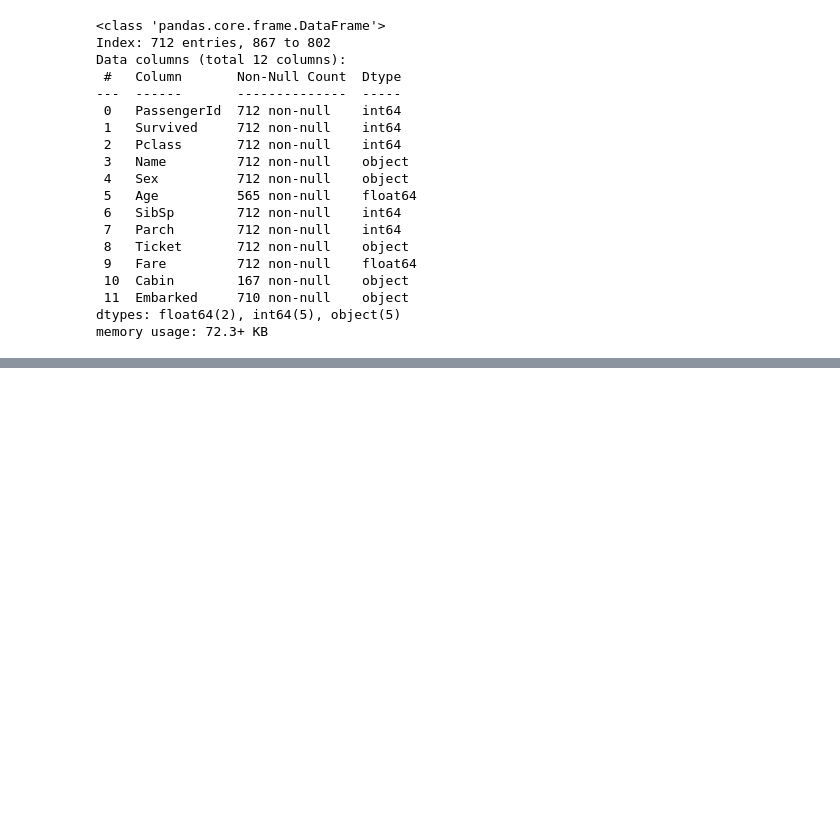
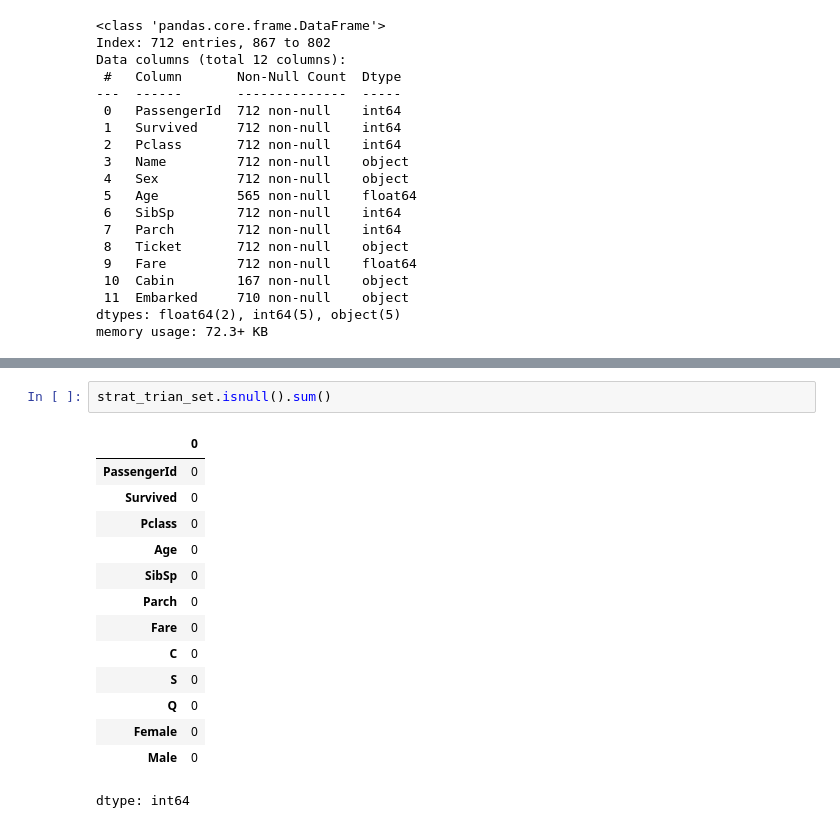
Before and after one commit to PanwarParth1/AI-ML-Learning, a Jupyter notebook: Titanic_survival_prediction.ipynb, the cells around one changed output, grey strips where cells are left out. Cells and saved outputs as stored; diff of their text form; blank space fills up the shorter version.

```diff
--- a/Titanic_survival_prediction.ipynb
+++ b/Titanic_survival_prediction.ipynb
@@ -103,0 +162,17 @@ class AgeImputer(BaseEstimator , TransformerMixin):
+# %%
+strat_trian_set.isnull().sum()
+# %% [output]
+|  | 0 |
+| PassengerId | 0 |
+| Survived | 0 |
+| Pclass | 0 |
+| Age | 0 |
+| SibSp | 0 |
+| Parch | 0 |
+| Fare | 0 |
+| C | 0 |
+| S | 0 |
+| Q | 0 |
+| Female | 0 |
+| Male | 0 |
+dtype: int64
```
Also changed, not shown: parts of 8 cells of this notebook.
